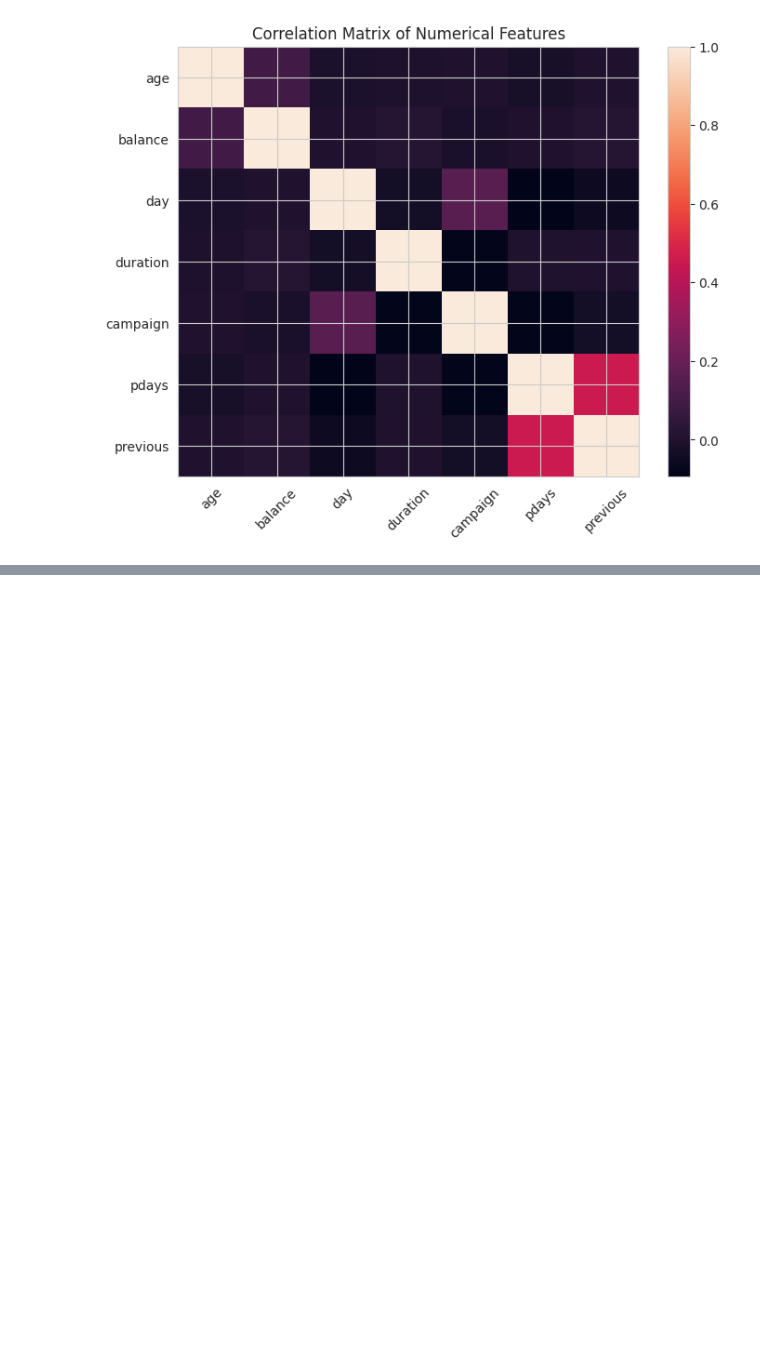
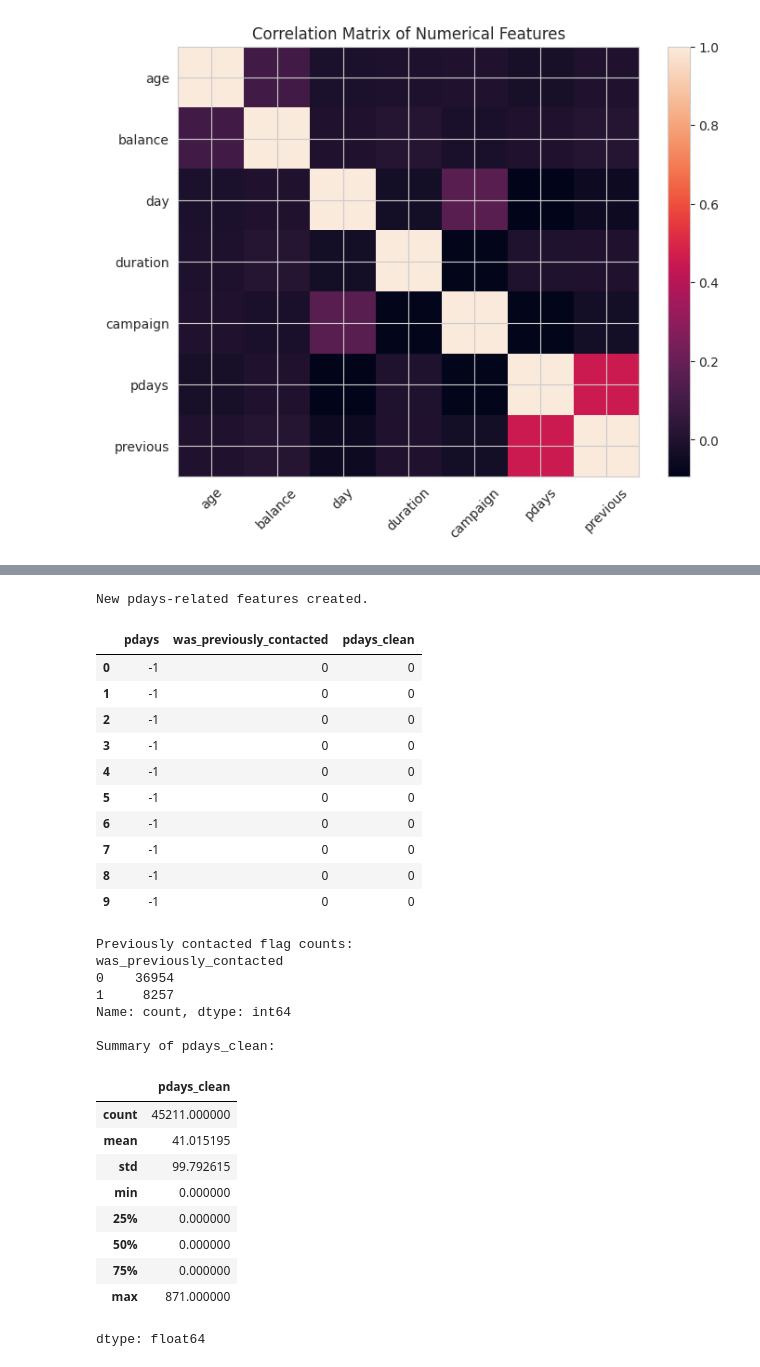
Before and after one commit to nidhisingn/14350889_Artificial-Neural-Networks_6009-CMD_NS, a Jupyter notebook: NS_14350889_ANN_PART_A.ipynb, the cells around one changed output, grey strips where cells are left out. Cells and saved outputs as stored; diff of their text form; code cells hidden in the pictures; blank space fills up the shorter version.

```diff
--- a/NS_14350889_ANN_PART_A.ipynb
+++ b/NS_14350889_ANN_PART_A.ipynb
@@ -748,0 +845,7 @@ Correlation matrix:
+# %%
+# Create a modelling copy
+
+df_model = df.copy()
+
+print("Modelling dataset created.")
+print("Shape:", df_model.shape)
@@ -748,0 +859,10 @@ Correlation matrix:
+# %%
+# Encode target
+
+df_model["y_binary"] = df_model["y"].map({"no": 0, "yes": 1})
+
+print("Target encoding completed.")
+print(df_model[["y", "y_binary"]].head())
+
+print("\nEncoded target distribution:")
+print(df_model["y_binary"].value_counts())
@@ -748,0 +887,45 @@ Correlation matrix:
+# %%
+# Handle pdays special coding
+
+df_model["was_previously_contacted"] = (df_model["pdays"] != -1).astype(int)
+df_model["pdays_clean"] = df_model["pdays"].replace(-1, 0)
+
+print("New pdays-related features created.\n")
+
+display(df_model[["pdays", "was_previously_contacted", "pdays_clean"]].head(10))
+
+print("\nPreviously contacted flag counts:")
+print(df_model["was_previously_contacted"].value_counts())
+
+print("\nSummary of pdays_clean:")
+display(df_model["pdays_clean"].describe())
+# %% [output]
+New pdays-related features created.
+|  | pdays | was_previously_contacted | pdays_clean |
+| 0 | -1 | 0 | 0 |
+| 1 | -1 | 0 | 0 |
+| 2 | -1 | 0 | 0 |
+| 3 | -1 | 0 | 0 |
+| 4 | -1 | 0 | 0 |
+| 5 | -1 | 0 | 0 |
+| 6 | -1 | 0 | 0 |
+| 7 | -1 | 0 | 0 |
+| 8 | -1 | 0 | 0 |
+| 9 | -1 | 0 | 0 |
+Previously contacted flag counts:
+was_previously_contacted
+0    36954
+1     8257
+Name: count, dtype: int64
+
+Summary of pdays_clean:
+|  | pdays_clean |
+| count | 45211.000000 |
+| mean | 41.015195 |
+| std | 99.792615 |
+| min | 0.000000 |
+| 25% | 0.000000 |
+| 50% | 0.000000 |
+| 75% | 0.000000 |
+| max | 871.000000 |
+dtype: float64
```
Also changed, not shown: parts of 17 cells of this notebook.
